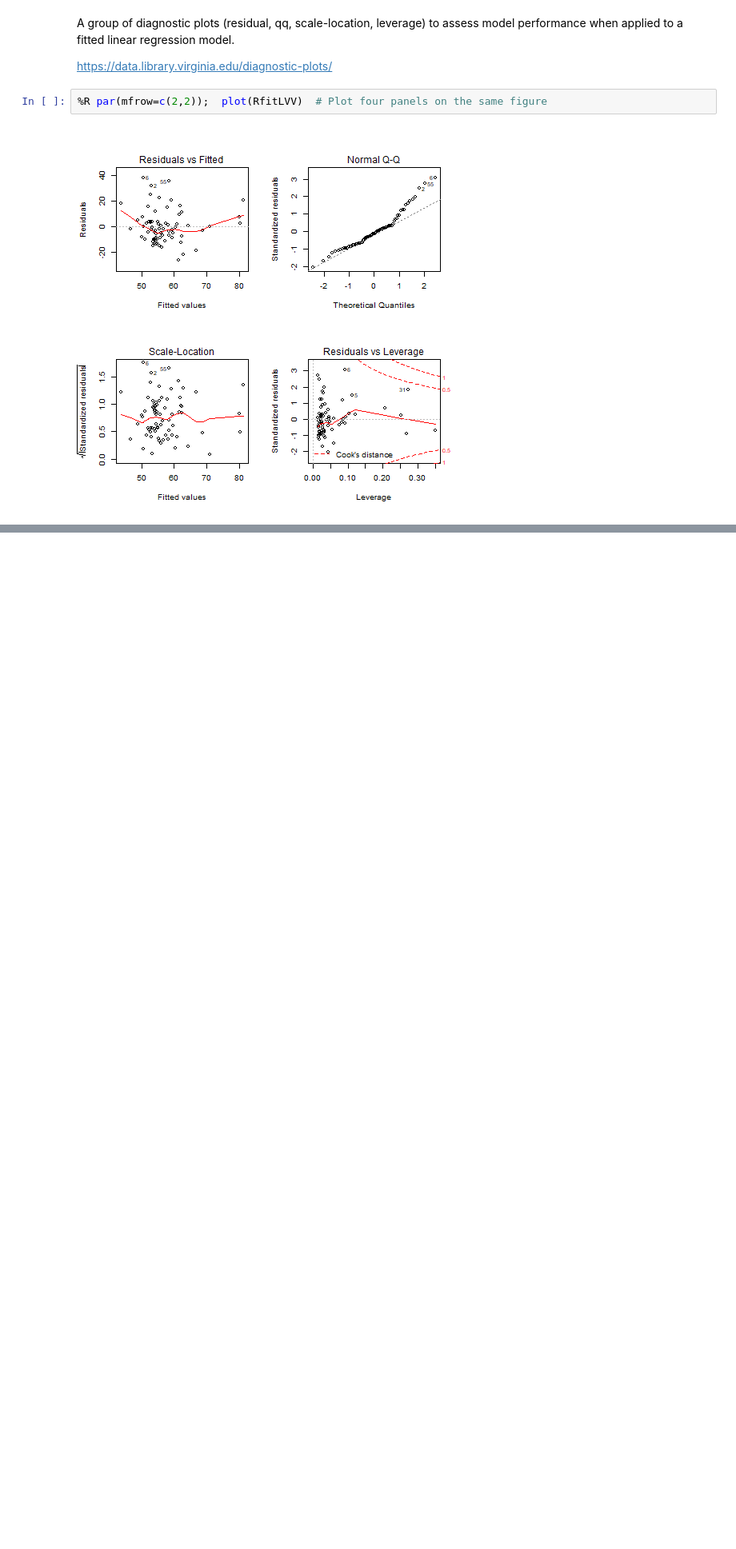
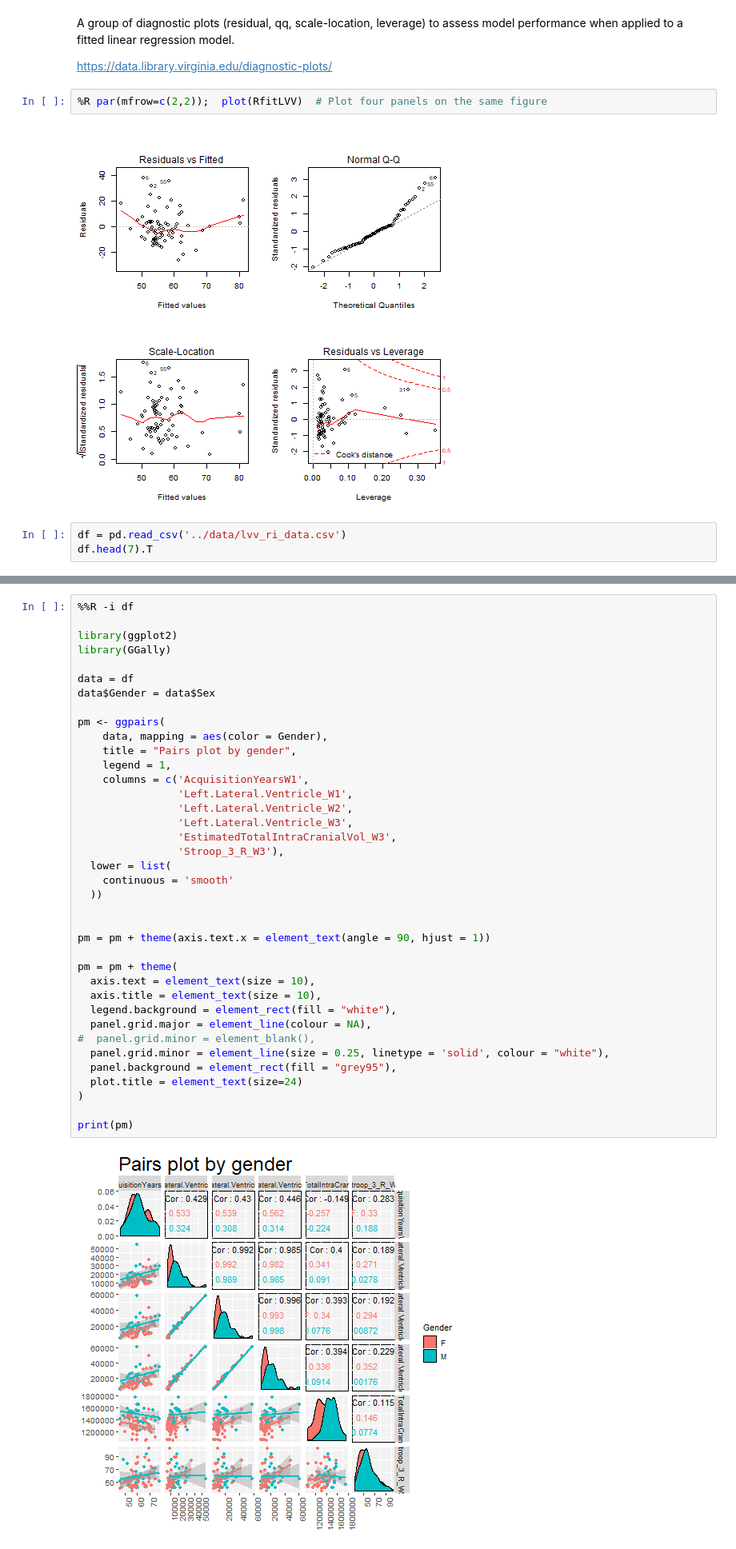
Before and after one commit to arvidl/lvv-ri, a Jupyter notebook: notebooks/0.0-test.ipynb, the cells around one changed output, grey strips where cells are left out. Shown at 80% size. Saved outputs shown, nothing was run; the diff lists cells and outputs as text; blank space fills up the shorter version.

```diff
--- a/notebooks/0.0-test.ipynb
+++ b/notebooks/0.0-test.ipynb
@@ -337,3 +387,6 @@ https://data.library.virginia.edu/diagnostic-plots/
 %R par(mfrow=c(2,2));  plot(RfitLVV)  # Plot four panels on the same figure
 # %% [output]
 [figure]
+# %%
+df = pd.read_csv('../data/lvv_ri_data.csv')
+df.head(7).T
@@ -339,0 +423,40 @@ https://data.library.virginia.edu/diagnostic-plots/
+# %%
+%%R -i df
+
+library(ggplot2)
+library(GGally)
+
+data = df
+data$Gender = data$Sex
+
+pm <- ggpairs(
+    data, mapping = aes(color = Gender),
+    title = "Pairs plot by gender",
+    legend = 1,
+    columns = c('AcquisitionYearsW1',
+                'Left.Lateral.Ventricle_W1',
+                'Left.Lateral.Ventricle_W2',
+                'Left.Lateral.Ventricle_W3',
+                'EstimatedTotalIntraCranialVol_W3',
+                'Stroop_3_R_W3'),
+  lower = list(
+    continuous = 'smooth'
+  ))
+
+
+pm = pm + theme(axis.text.x = element_text(angle = 90, hjust = 1))
+
+pm = pm + theme(
+  axis.text = element_text(size = 10),
+  axis.title = element_text(size = 10),
+  legend.background = element_rect(fill = "white"),
+  panel.grid.major = element_line(colour = NA),
+#  panel.grid.minor = element_blank(),
+  panel.grid.minor = element_line(size = 0.25, linetype = 'solid', colour = "white"),
+  panel.background = element_rect(fill = "grey95"),
+  plot.title = element_text(size=24)
+)
+
+print(pm)
+# %% [output]
+[figure, added]
```
Also changed, not shown: parts of 21 cells of this notebook, 14 other files.
